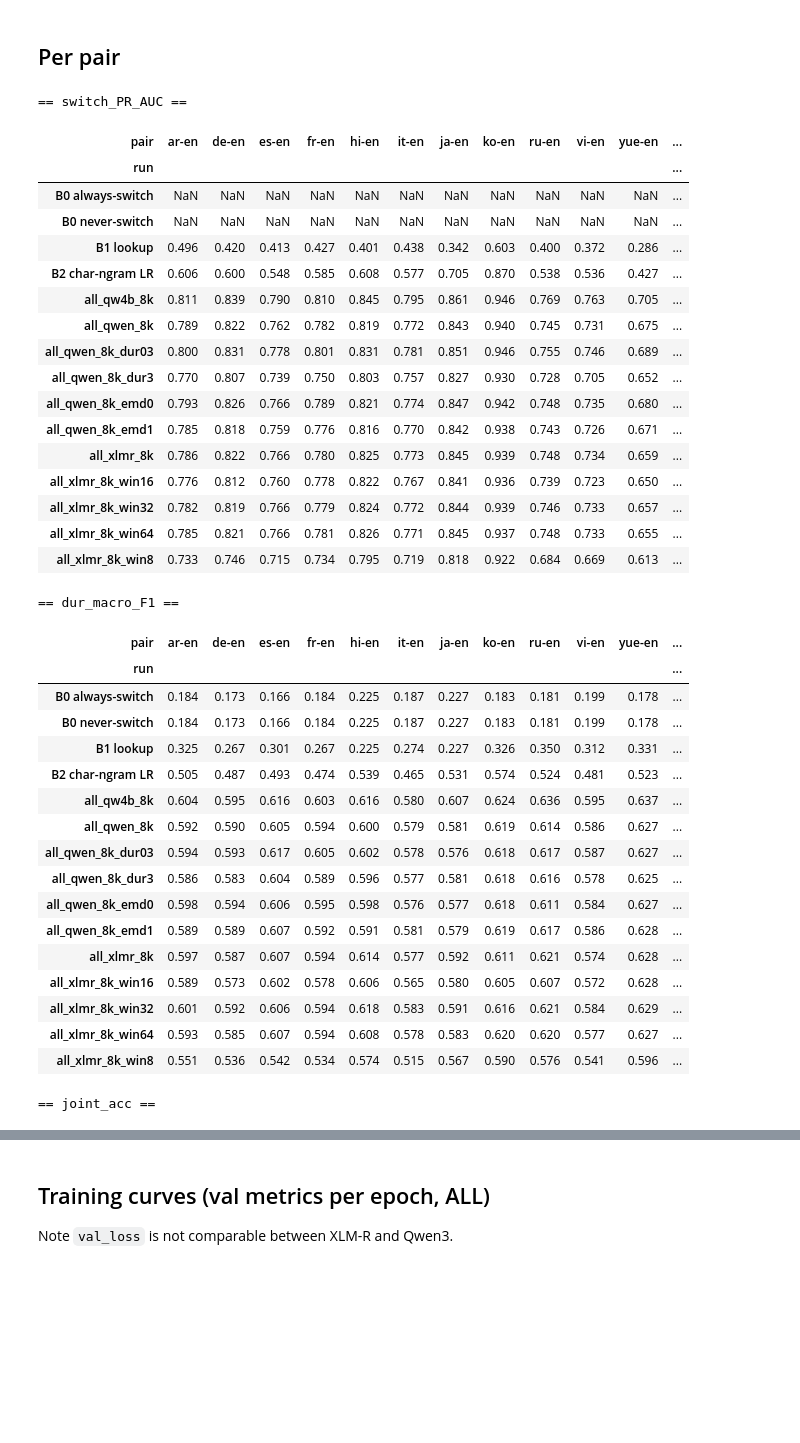
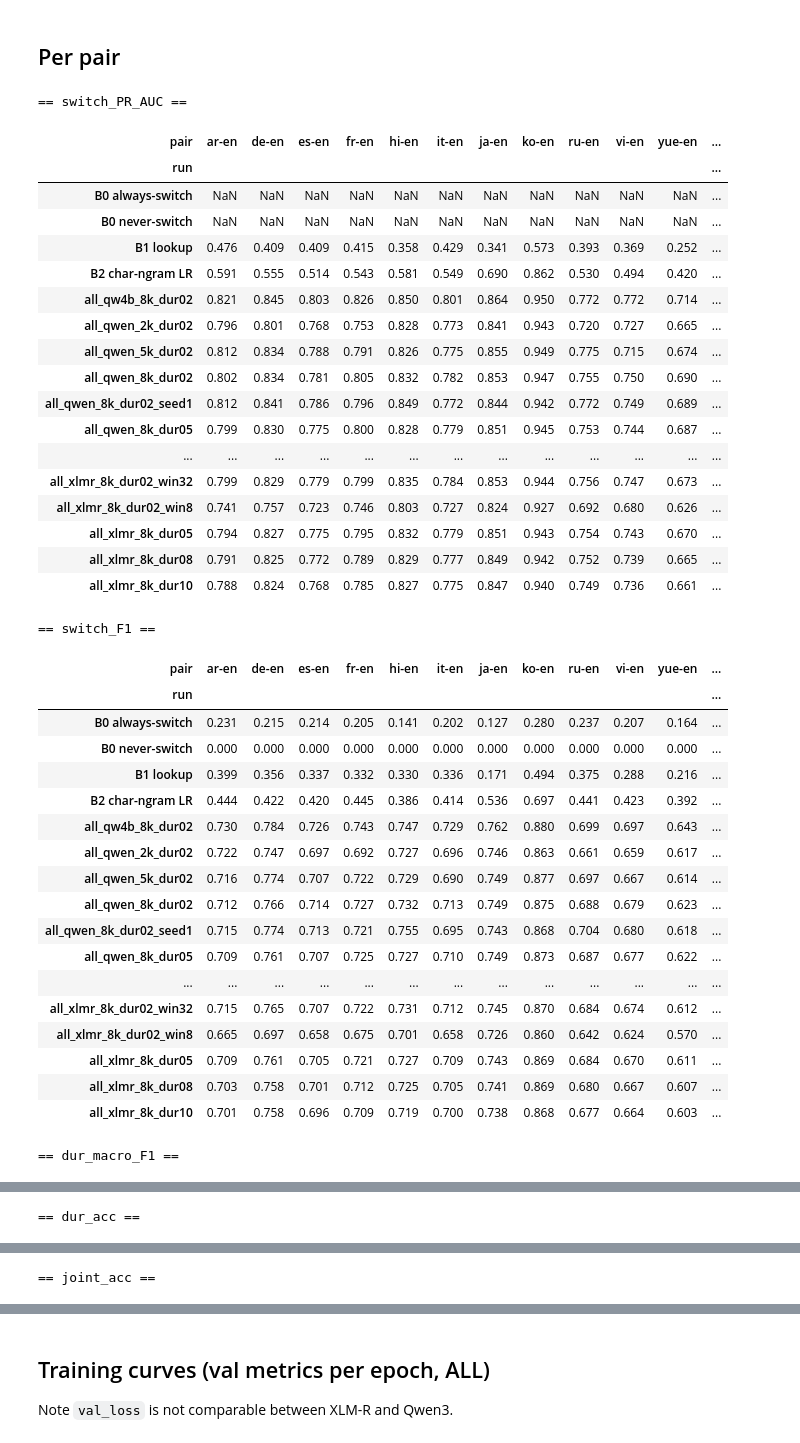
Before and after one commit to wanderingcorn/codeswitch, a Jupyter notebook: compare.ipynb, the cells around one changed output, grey strips where cells are left out. Drawn from its saved outputs; the diff is of its cells as text; code cells hidden in the pictures; blank space fills up the shorter version.

```diff
--- a/compare.ipynb
+++ b/compare.ipynb
@@ -29,7 +29,8 @@ print(len(df.run.unique()), "runs loaded")
 # %% [markdown]
 ## Pooled (ALL), sorted by switch PR-AUC
 # %%
-cols = ["model","overrides","switch_PR_AUC","dur_macro_F1","switch_P","switch_R","joint_acc","val_ce_sw","val_ce_dur","min"]
+cols = ["model","overrides","switch_PR_AUC","switch_F1","switch_F1max","dur_macro_F1","dur_acc","switch_P","switch_R","joint_acc","val_ce_sw","val_ce_dur","min"]
+cols = [k for k in cols if k in df.columns]          # old runs may lack the newer columns
 a = df[df.pair=="ALL"].set_index("run")[cols]
 a["score"] = 0.5*(a.switch_PR_AUC + a.dur_macro_F1)    # same as trainer.select_score
 a.sort_values("score", ascending=False)
@@ -50,46 +56,49 @@ a.sort_values("score", ascending=False)
 # %% [markdown]
 ## Per pair
 # %%
-for metric in ["switch_PR_AUC", "dur_macro_F1", "joint_acc"]:
+for metric in ["switch_PR_AUC", "switch_F1", "dur_macro_F1", "dur_acc", "joint_acc"]:
+    if metric not in df.columns: continue
     print("\n==", metric, "==")
     display(df[df.pair!="ALL"].pivot(index="run", columns="pair", values=metric))
 # %% [output]
 == switch_PR_AUC ==
 | pair | ar-en | de-en | es-en | fr-en | hi-en | it-en | ja-en | ko-en | ru-en | vi-en | yue-en | ... |
 | run |  |  |  |  |  |  |  |  |  |  |  | ... |
 | B0 always-switch | NaN | NaN | NaN | NaN | NaN | NaN | NaN | NaN | NaN | NaN | NaN | ... |
 | B0 never-switch | NaN | NaN | NaN | NaN | NaN | NaN | NaN | NaN | NaN | NaN | NaN | ... |
-| B1 lookup | 0.496 | 0.420 | 0.413 | 0.427 | 0.401 | 0.438 | 0.342 | 0.603 | 0.400 | 0.372 | 0.286 | ... |
-| B2 char-ngram LR | 0.606 | 0.600 | 0.548 | 0.585 | 0.608 | 0.577 | 0.705 | 0.870 | 0.538 | 0.536 | 0.427 | ... |
-| all_qw4b_8k | 0.811 | 0.839 | 0.790 | 0.810 | 0.845 | 0.795 | 0.861 | 0.946 | 0.769 | 0.763 | 0.705 | ... |
-| all_qwen_8k | 0.789 | 0.822 | 0.762 | 0.782 | 0.819 | 0.772 | 0.843 | 0.940 | 0.745 | 0.731 | 0.675 | ... |
-| all_qwen_8k_dur03 | 0.800 | 0.831 | 0.778 | 0.801 | 0.831 | 0.781 | 0.851 | 0.946 | 0.755 | 0.746 | 0.689 | ... |
-| all_qwen_8k_dur3 | 0.770 | 0.807 | 0.739 | 0.750 | 0.803 | 0.757 | 0.827 | 0.930 | 0.728 | 0.705 | 0.652 | ... |
-| all_qwen_8k_emd0 | 0.793 | 0.826 | 0.766 | 0.789 | 0.821 | 0.774 | 0.847 | 0.942 | 0.748 | 0.735 | 0.680 | ... |
-| all_qwen_8k_emd1 | 0.785 | 0.818 | 0.759 | 0.776 | 0.816 | 0.770 | 0.842 | 0.938 | 0.743 | 0.726 | 0.671 | ... |
-| all_xlmr_8k | 0.786 | 0.822 | 0.766 | 0.780 | 0.825 | 0.773 | 0.845 | 0.939 | 0.748 | 0.734 | 0.659 | ... |
-| all_xlmr_8k_win16 | 0.776 | 0.812 | 0.760 | 0.778 | 0.822 | 0.767 | 0.841 | 0.936 | 0.739 | 0.723 | 0.650 | ... |
-| all_xlmr_8k_win32 | 0.782 | 0.819 | 0.766 | 0.779 | 0.824 | 0.772 | 0.844 | 0.939 | 0.746 | 0.733 | 0.657 | ... |
-| all_xlmr_8k_win64 | 0.785 | 0.821 | 0.766 | 0.781 | 0.826 | 0.771 | 0.845 | 0.937 | 0.748 | 0.733 | 0.655 | ... |
-| all_xlmr_8k_win8 | 0.733 | 0.746 | 0.715 | 0.734 | 0.795 | 0.719 | 0.818 | 0.922 | 0.684 | 0.669 | 0.613 | ... |
+| B1 lookup | 0.476 | 0.409 | 0.409 | 0.415 | 0.358 | 0.429 | 0.341 | 0.573 | 0.393 | 0.369 | 0.252 | ... |
+| B2 char-ngram LR | 0.591 | 0.555 | 0.514 | 0.543 | 0.581 | 0.549 | 0.690 | 0.862 | 0.530 | 0.494 | 0.420 | ... |
+| all_qw4b_8k_dur02 | 0.821 | 0.845 | 0.803 | 0.826 | 0.850 | 0.801 | 0.864 | 0.950 | 0.772 | 0.772 | 0.714 | ... |
+| all_qwen_2k_dur02 | 0.796 | 0.801 | 0.768 | 0.753 | 0.828 | 0.773 | 0.841 | 0.943 | 0.720 | 0.727 | 0.665 | ... |
+| all_qwen_5k_dur02 | 0.812 | 0.834 | 0.788 | 0.791 | 0.826 | 0.775 | 0.855 | 0.949 | 0.775 | 0.715 | 0.674 | ... |
+| all_qwen_8k_dur02 | 0.802 | 0.834 | 0.781 | 0.805 | 0.832 | 0.782 | 0.853 | 0.947 | 0.755 | 0.750 | 0.690 | ... |
+| all_qwen_8k_dur02_seed1 | 0.812 | 0.841 | 0.786 | 0.796 | 0.849 | 0.772 | 0.844 | 0.942 | 0.772 | 0.749 | 0.689 | ... |
+| all_qwen_8k_dur05 | 0.799 | 0.830 | 0.775 | 0.800 | 0.828 | 0.779 | 0.851 | 0.945 | 0.753 | 0.744 | 0.687 | ... |
+| ... | ... | ... | ... | ... | ... | ... | ... | ... | ... | ... | ... | ... |
+| all_xlmr_8k_dur02_win32 | 0.799 | 0.829 | 0.779 | 0.799 | 0.835 | 0.784 | 0.853 | 0.944 | 0.756 | 0.747 | 0.673 | ... |
+| all_xlmr_8k_dur02_win8 | 0.741 | 0.757 | 0.723 | 0.746 | 0.803 | 0.727 | 0.824 | 0.927 | 0.692 | 0.680 | 0.626 | ... |
+| all_xlmr_8k_dur05 | 0.794 | 0.827 | 0.775 | 0.795 | 0.832 | 0.779 | 0.851 | 0.943 | 0.754 | 0.743 | 0.670 | ... |
+| all_xlmr_8k_dur08 | 0.791 | 0.825 | 0.772 | 0.789 | 0.829 | 0.777 | 0.849 | 0.942 | 0.752 | 0.739 | 0.665 | ... |
+| all_xlmr_8k_dur10 | 0.788 | 0.824 | 0.768 | 0.785 | 0.827 | 0.775 | 0.847 | 0.940 | 0.749 | 0.736 | 0.661 | ... |
-== dur_macro_F1 ==
+== switch_F1 ==
 | pair | ar-en | de-en | es-en | fr-en | hi-en | it-en | ja-en | ko-en | ru-en | vi-en | yue-en | ... |
 | run |  |  |  |  |  |  |  |  |  |  |  | ... |
-| B0 always-switch | 0.184 | 0.173 | 0.166 | 0.184 | 0.225 | 0.187 | 0.227 | 0.183 | 0.181 | 0.199 | 0.178 | ... |
-| B0 never-switch | 0.184 | 0.173 | 0.166 | 0.184 | 0.225 | 0.187 | 0.227 | 0.183 | 0.181 | 0.199 | 0.178 | ... |
-| B1 lookup | 0.325 | 0.267 | 0.301 | 0.267 | 0.225 | 0.274 | 0.227 | 0.326 | 0.350 | 0.312 | 0.331 | ... |
-| B2 char-ngram LR | 0.505 | 0.487 | 0.493 | 0.474 | 0.539 | 0.465 | 0.531 | 0.574 | 0.524 | 0.481 | 0.523 | ... |
-| all_qw4b_8k | 0.604 | 0.595 | 0.616 | 0.603 | 0.616 | 0.580 | 0.607 | 0.624 | 0.636 | 0.595 | 0.637 | ... |
-| all_qwen_8k | 0.592 | 0.590 | 0.605 | 0.594 | 0.600 | 0.579 | 0.581 | 0.619 | 0.614 | 0.586 | 0.627 | ... |
-| all_qwen_8k_dur03 | 0.594 | 0.593 | 0.617 | 0.605 | 0.602 | 0.578 | 0.576 | 0.618 | 0.617 | 0.587 | 0.627 | ... |
-| all_qwen_8k_dur3 | 0.586 | 0.583 | 0.604 | 0.589 | 0.596 | 0.577 | 0.581 | 0.618 | 0.616 | 0.578 | 0.625 | ... |
-| all_qwen_8k_emd0 | 0.598 | 0.594 | 0.606 | 0.595 | 0.598 | 0.576 | 0.577 | 0.618 | 0.611 | 0.584 | 0.627 | ... |
-| all_qwen_8k_emd1 | 0.589 | 0.589 | 0.607 | 0.592 | 0.591 | 0.581 | 0.579 | 0.619 | 0.617 | 0.586 | 0.628 | ... |
-| all_xlmr_8k | 0.597 | 0.587 | 0.607 | 0.594 | 0.614 | 0.577 | 0.592 | 0.611 | 0.621 | 0.574 | 0.628 | ... |
-| all_xlmr_8k_win16 | 0.589 | 0.573 | 0.602 | 0.578 | 0.606 | 0.565 | 0.580 | 0.605 | 0.607 | 0.572 | 0.628 | ... |
-| all_xlmr_8k_win32 | 0.601 | 0.592 | 0.606 | 0.594 | 0.618 | 0.583 | 0.591 | 0.616 | 0.621 | 0.584 | 0.629 | ... |
-| all_xlmr_8k_win64 | 0.593 | 0.585 | 0.607 | 0.594 | 0.608 | 0.578 | 0.583 | 0.620 | 0.620 | 0.577 | 0.627 | ... |
-| all_xlmr_8k_win8 | 0.551 | 0.536 | 0.542 | 0.534 | 0.574 | 0.515 | 0.567 | 0.590 | 0.576 | 0.541 | 0.596 | ... |
+| B0 always-switch | 0.231 | 0.215 | 0.214 | 0.205 | 0.141 | 0.202 | 0.127 | 0.280 | 0.237 | 0.207 | 0.164 | ... |
+| B0 never-switch | 0.000 | 0.000 | 0.000 | 0.000 | 0.000 | 0.000 | 0.000 | 0.000 | 0.000 | 0.000 | 0.000 | ... |
+| B1 lookup | 0.399 | 0.356 | 0.337 | 0.332 | 0.330 | 0.336 | 0.171 | 0.494 | 0.375 | 0.288 | 0.216 | ... |
+| B2 char-ngram LR | 0.444 | 0.422 | 0.420 | 0.445 | 0.386 | 0.414 | 0.536 | 0.697 | 0.441 | 0.423 | 0.392 | ... |
+| all_qw4b_8k_dur02 | 0.730 | 0.784 | 0.726 | 0.743 | 0.747 | 0.729 | 0.762 | 0.880 | 0.699 | 0.697 | 0.643 | ... |
+| all_qwen_2k_dur02 | 0.722 | 0.747 | 0.697 | 0.692 | 0.727 | 0.696 | 0.746 | 0.863 | 0.661 | 0.659 | 0.617 | ... |
+| all_qwen_5k_dur02 | 0.716 | 0.774 | 0.707 | 0.722 | 0.729 | 0.690 | 0.749 | 0.877 | 0.697 | 0.667 | 0.614 | ... |
+| all_qwen_8k_dur02 | 0.712 | 0.766 | 0.714 | 0.727 | 0.732 | 0.713 | 0.749 | 0.875 | 0.688 | 0.679 | 0.623 | ... |
+| all_qwen_8k_dur02_seed1 | 0.715 | 0.774 | 0.713 | 0.721 | 0.755 | 0.695 | 0.743 | 0.868 | 0.704 | 0.680 | 0.618 | ... |
+| all_qwen_8k_dur05 | 0.709 | 0.761 | 0.707 | 0.725 | 0.727 | 0.710 | 0.749 | 0.873 | 0.687 | 0.677 | 0.622 | ... |
+| ... | ... | ... | ... | ... | ... | ... | ... | ... | ... | ... | ... | ... |
+| all_xlmr_8k_dur02_win32 | 0.715 | 0.765 | 0.707 | 0.722 | 0.731 | 0.712 | 0.745 | 0.870 | 0.684 | 0.674 | 0.612 | ... |
+| all_xlmr_8k_dur02_win8 | 0.665 | 0.697 | 0.658 | 0.675 | 0.701 | 0.658 | 0.726 | 0.860 | 0.642 | 0.624 | 0.570 | ... |
+| all_xlmr_8k_dur05 | 0.709 | 0.761 | 0.705 | 0.721 | 0.727 | 0.709 | 0.743 | 0.869 | 0.684 | 0.670 | 0.611 | ... |
+| all_xlmr_8k_dur08 | 0.703 | 0.758 | 0.701 | 0.712 | 0.725 | 0.705 | 0.741 | 0.869 | 0.680 | 0.667 | 0.607 | ... |
+| all_xlmr_8k_dur10 | 0.701 | 0.758 | 0.696 | 0.709 | 0.719 | 0.700 | 0.738 | 0.868 | 0.677 | 0.664 | 0.603 | ... |
-== joint_acc ==
+== dur_macro_F1 ==
 | pair | ar-en | de-en | es-en | fr-en | hi-en | it-en | ja-en | ko-en | ru-en | vi-en | yue-en | ... |
 | run |  |  |  |  |  |  |  |  |  |  |  | ... |
@@ -110,0 +121 @@ for metric in ["switch_PR_AUC", "dur_macro_F1", "joint_acc"]:
+== dur_acc ==
@@ -110,0 +140 @@ for metric in ["switch_PR_AUC", "dur_macro_F1", "joint_acc"]:
+== joint_acc ==
```
Also changed, not shown: parts of 10 cells of this notebook, 10 other files.
